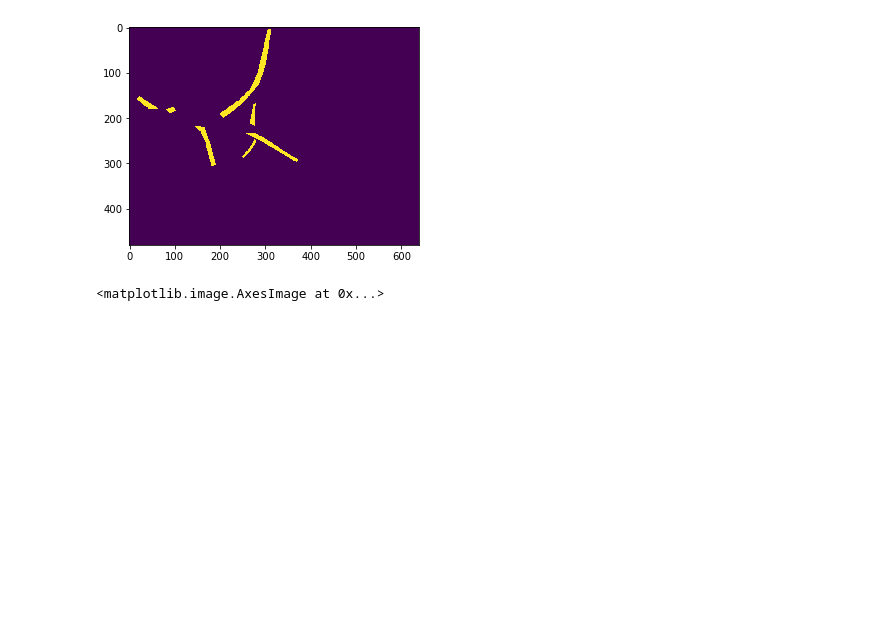
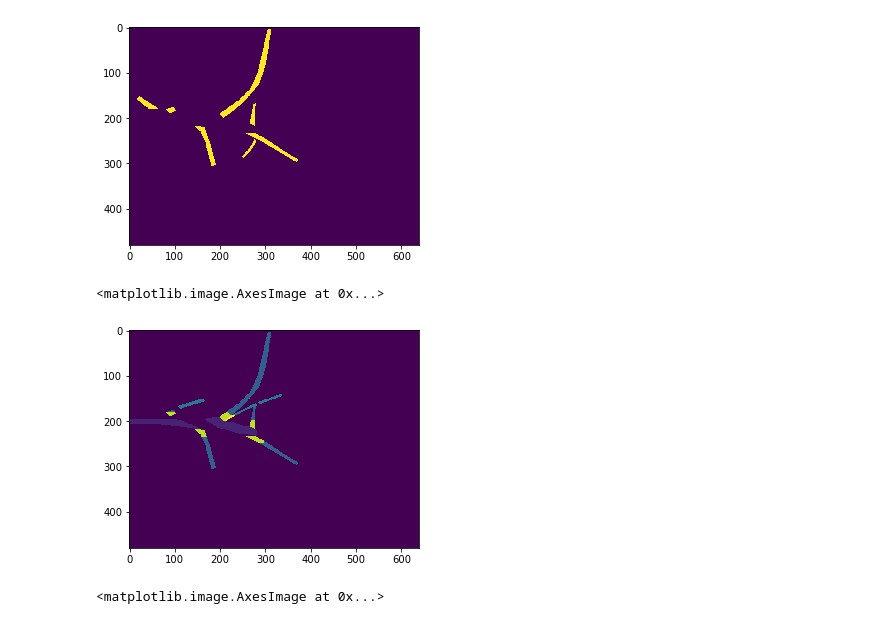
Before and after one commit to huonggiangdhtn/DLightNet, a Jupyter notebook: find_cut_off_point.ipynb, the cells around one changed output. Cells and saved outputs as stored; diff of their text form; code cells hidden in the pictures; blank space fills up the shorter version.

```diff
--- a/find_cut_off_point.ipynb
+++ b/find_cut_off_point.ipynb
@@ -70,6 +70,11 @@ plt.imshow(branchlayer_bool)
 # %% [output]
 <matplotlib.image.AxesImage at 0x...>
 [figure]
+# %%
+plt.imshow(mask)
+# %% [output]
+<matplotlib.image.AxesImage at 0x...>
+[figure, added]
 # %%
 connectivity = 8
 branches = [] #list of branch has area > 30
```
Also changed, not shown: parts of 1 cell of this notebook.
